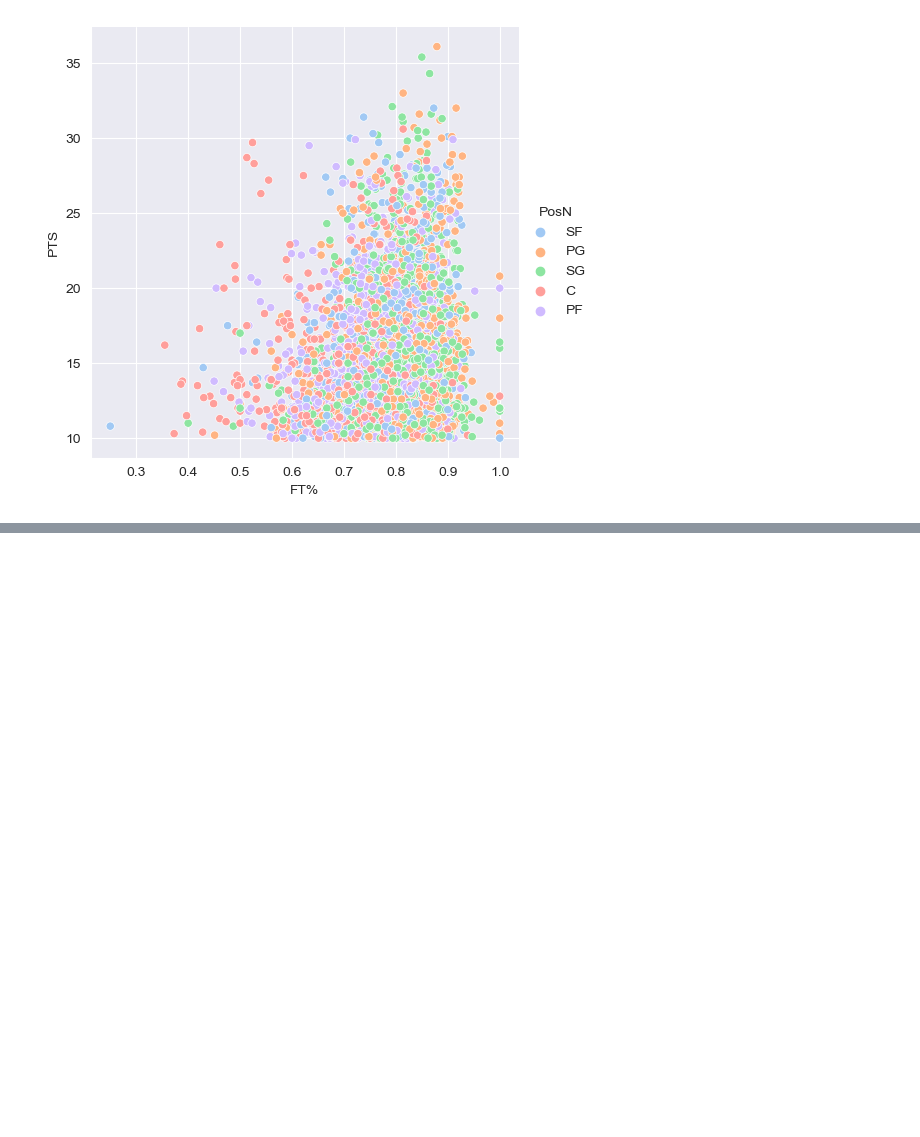
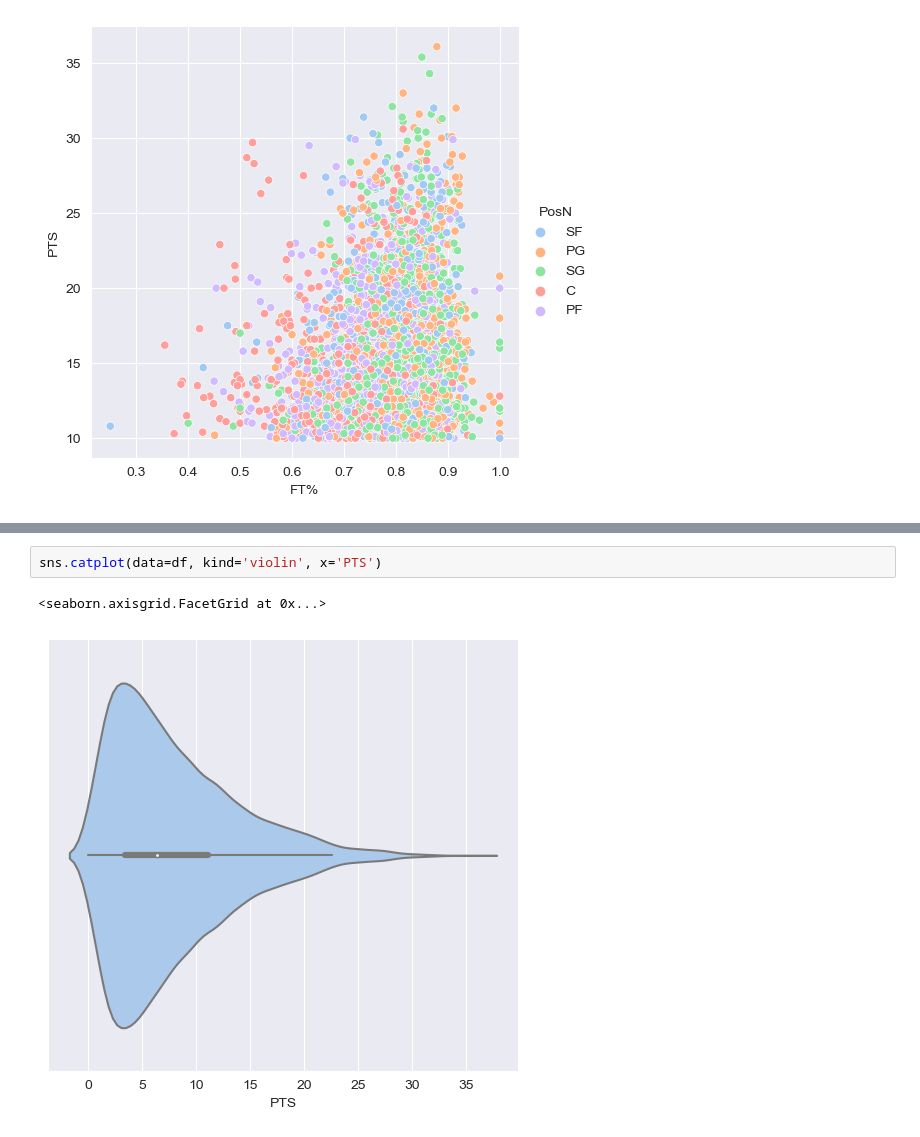
Before and after one commit to oliverpk2000/dsai-basketball, a Jupyter notebook: dsai-basketball.ipynb, the cells around one changed output, grey strips where cells are left out. Drawn from its saved outputs; the diff is of its cells as text; blank space fills up the shorter version.

```diff
--- a/dsai-basketball.ipynb
+++ b/dsai-basketball.ipynb
@@ -54,0 +62,5 @@ sns.relplot(data=pts_higher_ten, x="FT%", y="PTS", hue="PosN")
+# %%
+sns.catplot(data=df, kind='violin', x='PTS')
+# %% [output]
+<seaborn.axisgrid.FacetGrid at 0x...>
+[figure, added]
```
Also changed, not shown: parts of 5 cells of this notebook.
